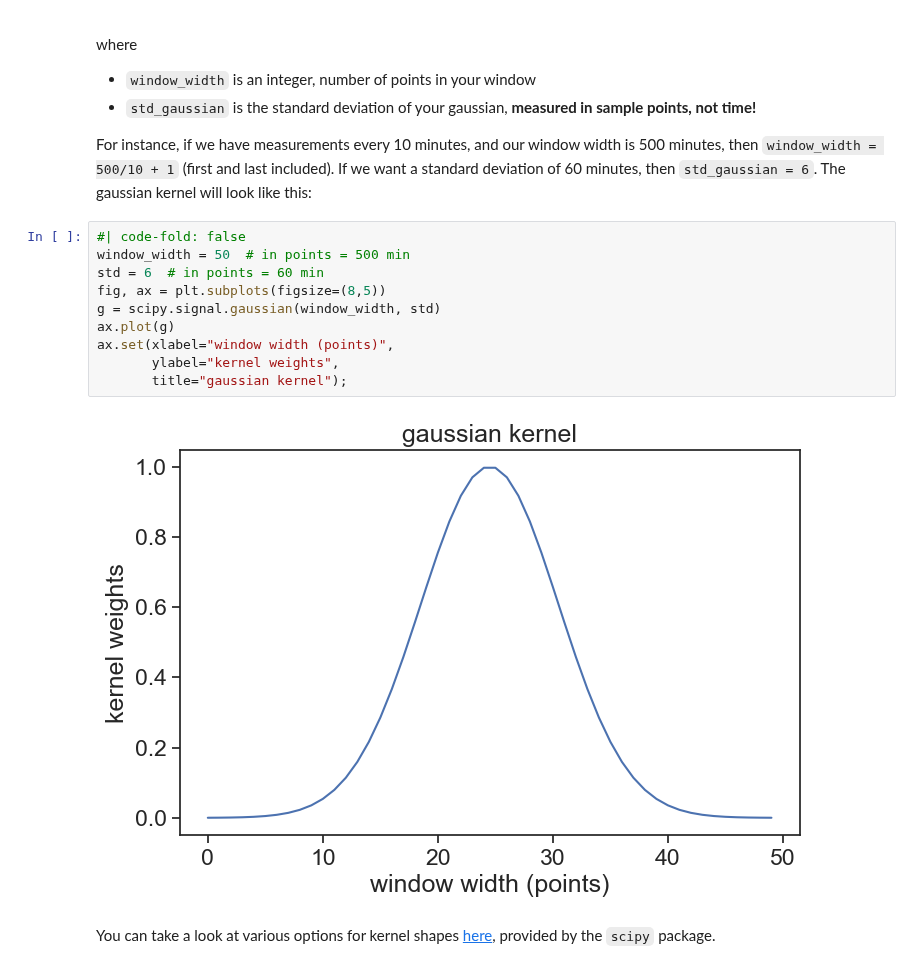
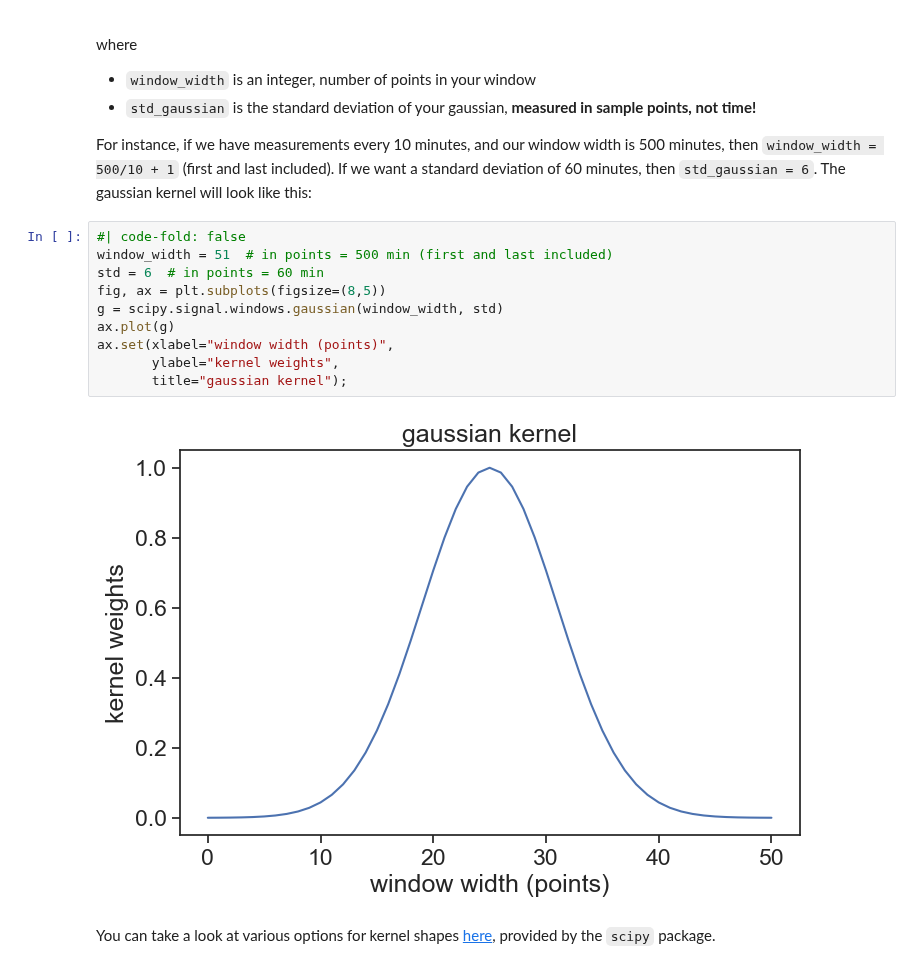
Before and after one commit to yairmau/time-series, a Jupyter notebook: smoothing/sliding.ipynb, the cells around one changed output. Cells and saved outputs as stored; diff of their text form.

```diff
--- a/smoothing/sliding.ipynb
+++ b/smoothing/sliding.ipynb
@@ -270,16 +268,16 @@ where
 For instance, if we have measurements every 10 minutes, and our window width is 500 minutes, then `window_width = 500/10 + 1` (first and last included). If we want a standard deviation of 60 minutes, then `std_gaussian = 6`. The gaussian kernel will look like this:
 # %%
 #| code-fold: false
-window_width = 50  # in points = 500 min
+window_width = 51  # in points = 500 min (first and last included)
 std = 6  # in points = 60 min
 fig, ax = plt.subplots(figsize=(8,5))
-g = scipy.signal.gaussian(window_width, std)
+g = scipy.signal.windows.gaussian(window_width, std)
 ax.plot(g)
 ax.set(xlabel="window width (points)",
        ylabel="kernel weights",
        title="gaussian kernel");
 # %% [output]
-[figure, old version]
+[figure, new version]
 # %% [markdown]
 You can take a look at various options for kernel shapes [here](https://docs.scipy.org/doc/scipy/reference/signal.windows.html#module-scipy.signal.windows), provided by the `scipy` package.
 # %% [markdown]
```
Also changed, not shown: parts of 3 cells of this notebook, 47 other files.
